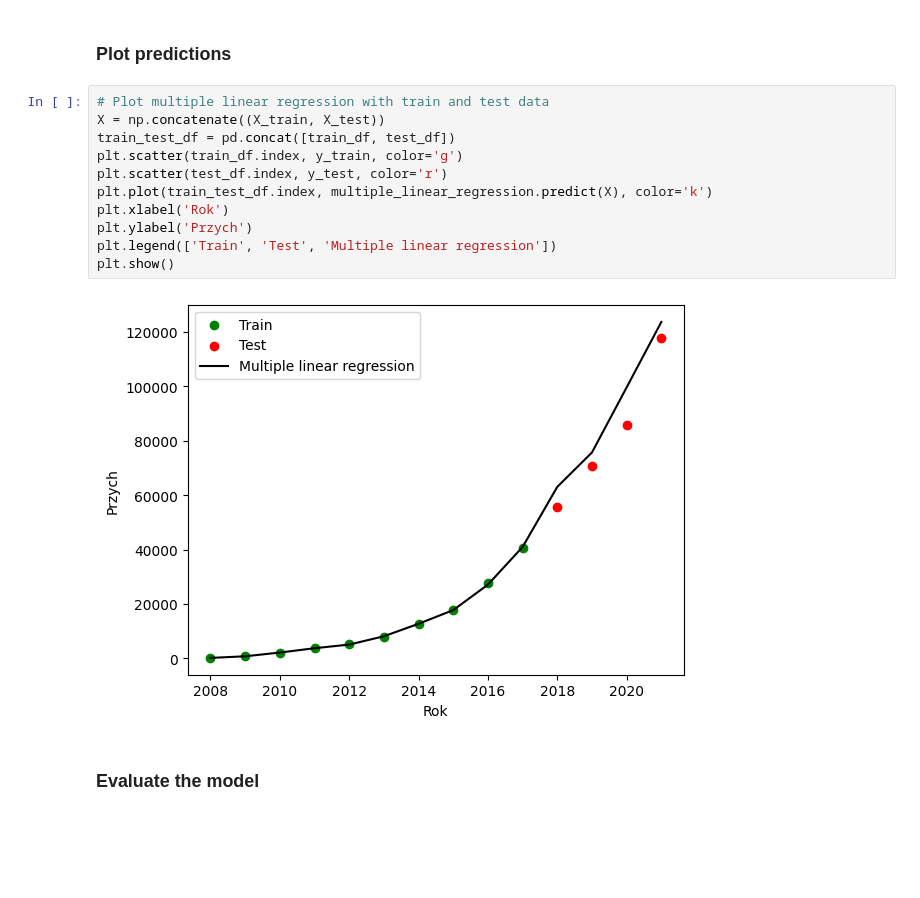
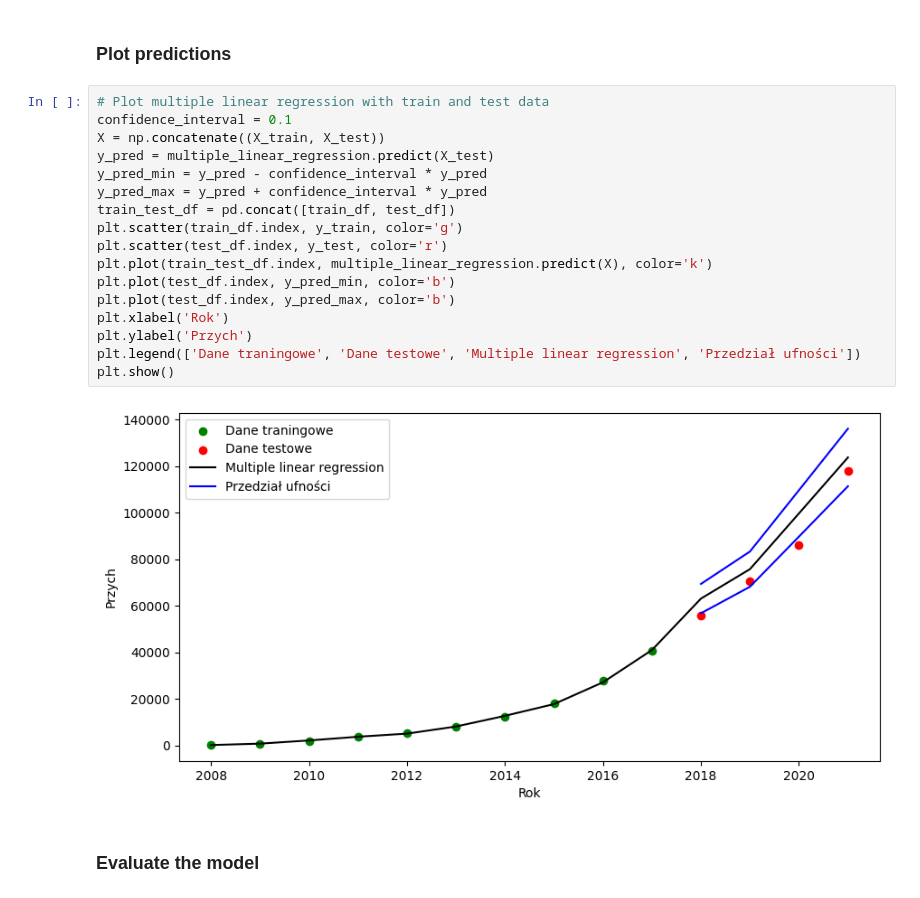
Before and after one commit to KubiakJakub01/data-mining-methods, a Jupyter notebook: notebooks/med_lab_1_2.ipynb, the cells around one changed output. Cells and saved outputs as stored; diff of their text form; blank space fills up the shorter version.

```diff
--- a/notebooks/med_lab_1_2.ipynb
+++ b/notebooks/med_lab_1_2.ipynb
@@ -254,17 +264,23 @@ Prediction for year 2021: 123733.11 $ (actual: 117929.00 $)
 ### Plot predictions
 # %%
 # Plot multiple linear regression with train and test data
+confidence_interval = 0.1
 X = np.concatenate((X_train, X_test))
+y_pred = multiple_linear_regression.predict(X_test)
+y_pred_min = y_pred - confidence_interval * y_pred
+y_pred_max = y_pred + confidence_interval * y_pred
 train_test_df = pd.concat([train_df, test_df])
 plt.scatter(train_df.index, y_train, color='g')
 plt.scatter(test_df.index, y_test, color='r')
 plt.plot(train_test_df.index, multiple_linear_regression.predict(X), color='k')
+plt.plot(test_df.index, y_pred_min, color='b')
+plt.plot(test_df.index, y_pred_max, color='b')
 plt.xlabel('Rok')
 plt.ylabel('Przych')
-plt.legend(['Train', 'Test', 'Multiple linear regression'])
+plt.legend(['Dane traningowe', 'Dane testowe', 'Multiple linear regression', 'Przedział ufności'])
 plt.show()
 # %% [output]
-[figure, old version]
+[figure, new version]
 # %% [markdown]
 ### Evaluate the model
 # %%
```
Also changed, not shown: parts of 16 cells of this notebook.
